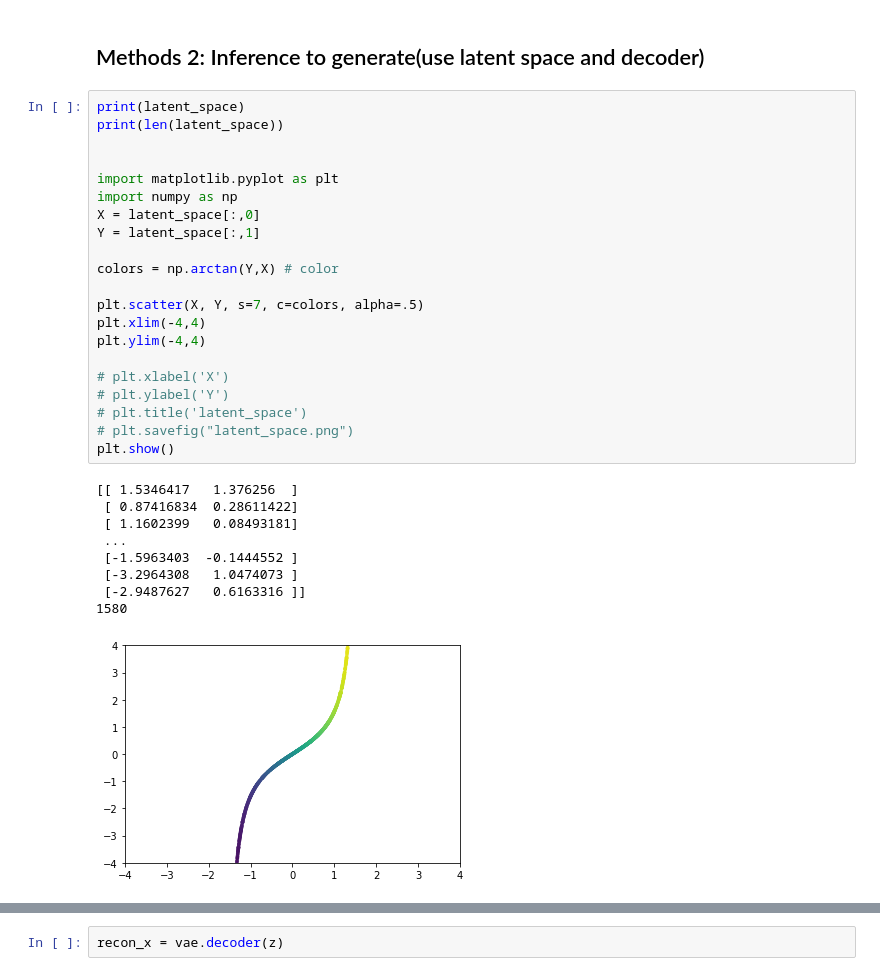
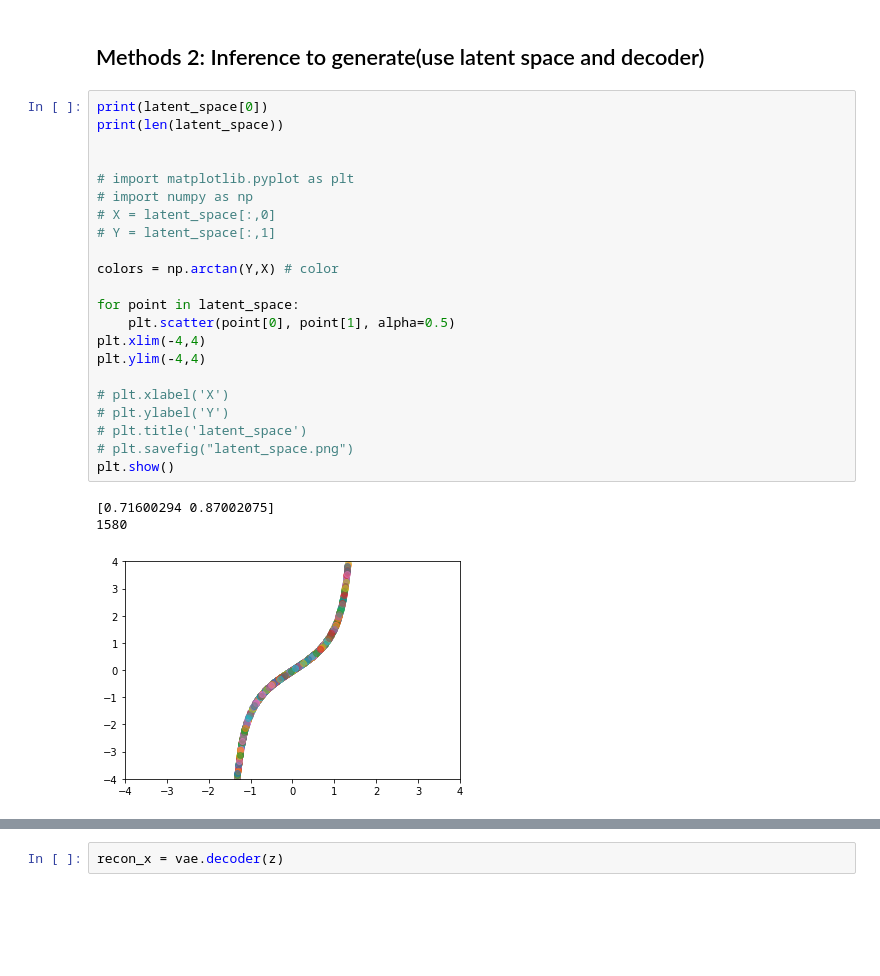
Before and after one commit to huangjiancong1/generate_signals, a Jupyter notebook: experiments/VAE_ALL_slides/Test_VAE with F_T_sensor_all_sides_scaled_unscaled_11_dim.ipynb, the cells around one changed output, grey strips where cells are left out. Cells and saved outputs as stored; diff of their text form; blank space fills up the shorter version.

```diff
--- a/experiments/VAE_ALL_slides/Test_VAE with F_T_sensor_all_sides_scaled_unscaled_11_dim.ipynb
+++ b/experiments/VAE_ALL_slides/Test_VAE with F_T_sensor_all_sides_scaled_unscaled_11_dim.ipynb
@@ -267,35 +267,30 @@ plt.show()
 # %% [markdown]
 ## Methods 2: Inference to generate(use latent space and decoder)
 # %%
-print(latent_space)
+print(latent_space[0])
 print(len(latent_space))
 
 
-import matplotlib.pyplot as plt
-import numpy as np
-X = latent_space[:,0]
-Y = latent_space[:,1]
+# import matplotlib.pyplot as plt
+# import numpy as np
+# X = latent_space[:,0]
+# Y = latent_space[:,1]
 
 colors = np.arctan(Y,X) # color
 
-plt.scatter(X, Y, s=7, c=colors, alpha=.5)
+for point in latent_space:
+    plt.scatter(point[0], point[1], alpha=0.5)
 plt.xlim(-4,4)
 plt.ylim(-4,4)
 
 # plt.xlabel('X')
 # plt.ylabel('Y')
 # plt.title('latent_space')
 # plt.savefig("latent_space.png")
 plt.show()
 # %% [output]
-[[ 1.5346417   1.376256  ]
- [ 0.87416834  0.28611422]
- [ 1.1602399   0.08493181]
- ...
- [-1.5963403  -0.1444552 ]
- [-3.2964308   1.0474073 ]
- [-2.9487627   0.6163316 ]]
+[0.71600294 0.87002075]
 1580
-[figure, old version]
+[figure, new version]
 # %%
 # batch_size = 10
```
Also changed, not shown: parts of 5 cells of this notebook, 1 other file.
